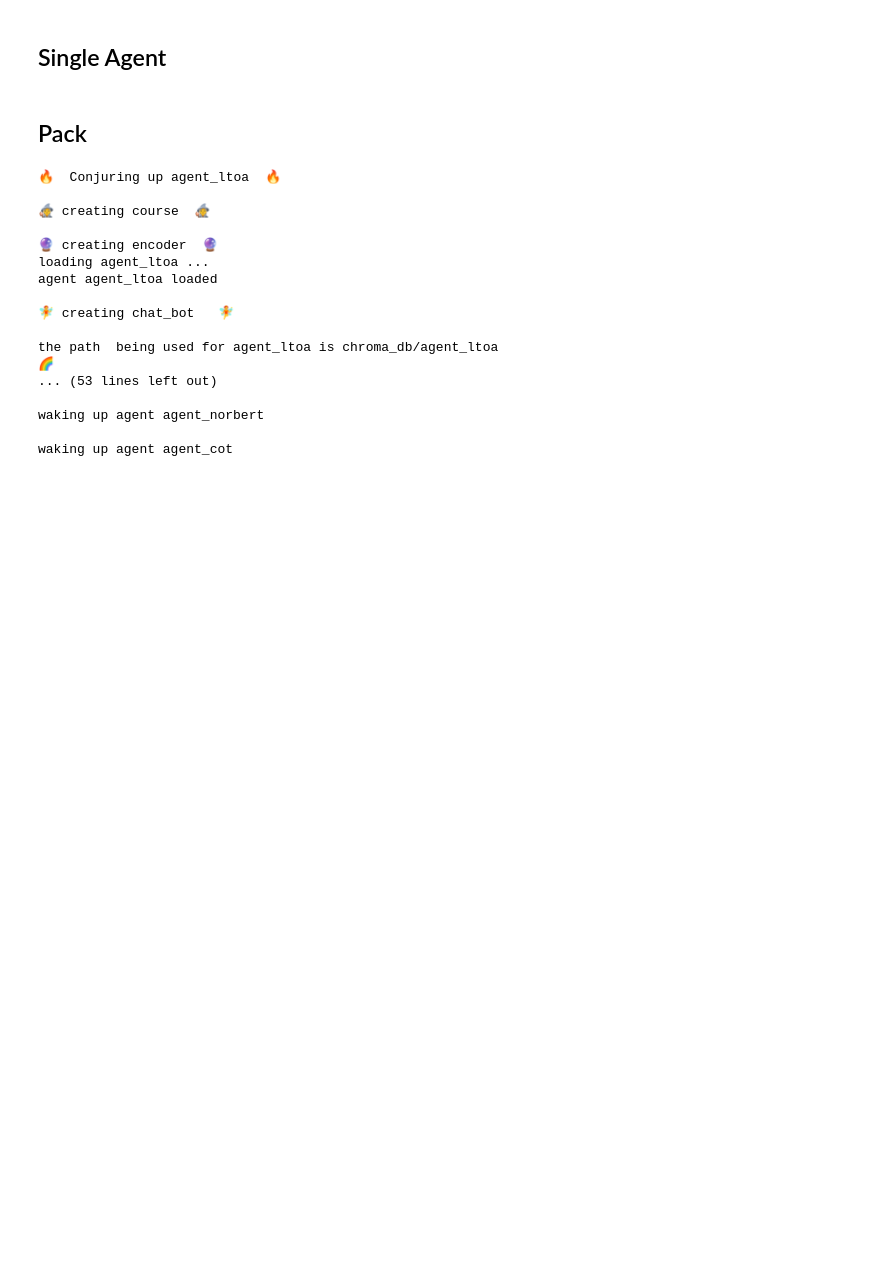
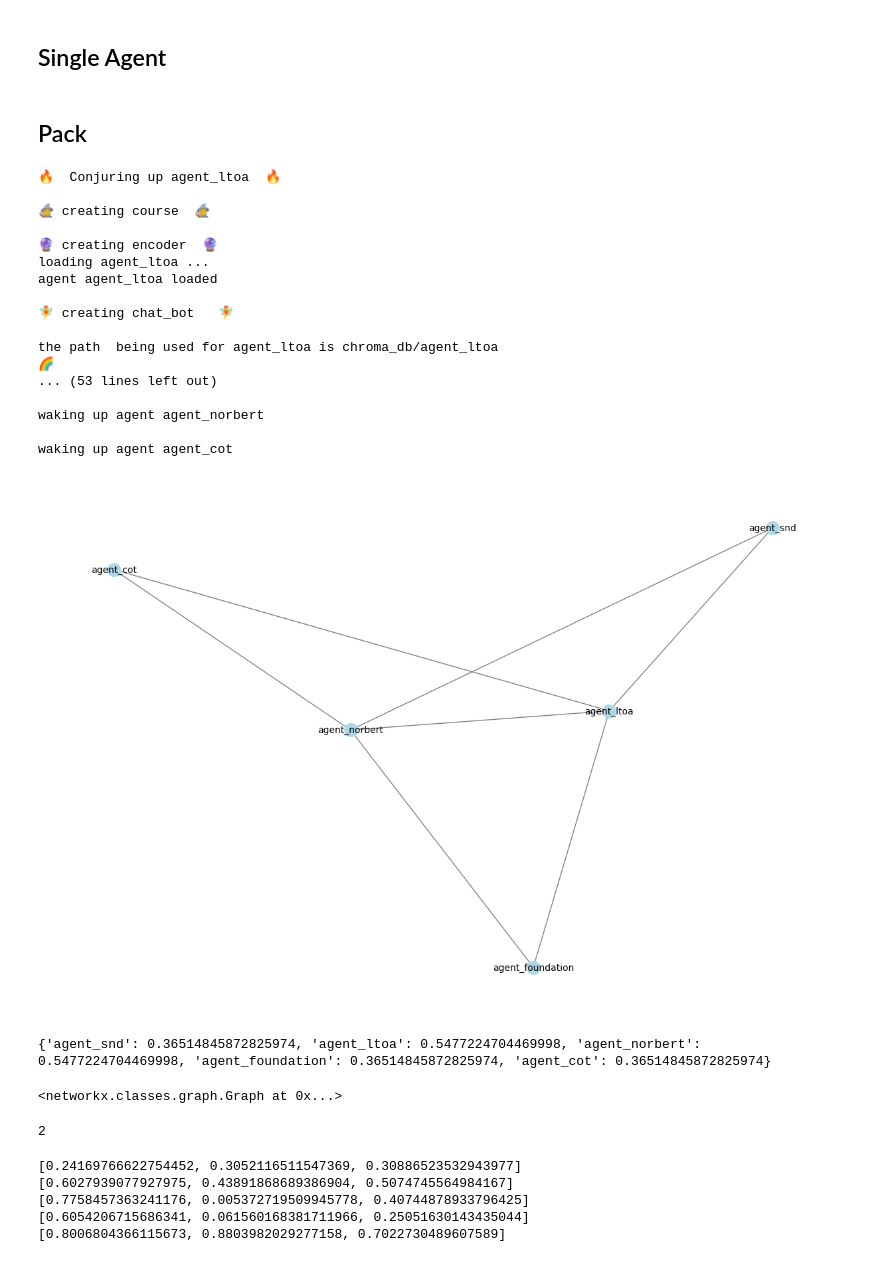
Before and after one commit to LilaShiba/SND_Agents, a Jupyter notebook: explore.ipynb, the cells around one changed output. Drawn from its saved outputs; the diff is of its cells as text; code cells hidden in the pictures; blank space fills up the shorter version.

```diff
--- a/explore.ipynb
+++ b/explore.ipynb
@@ -63,6 +66,28 @@ the path  being used for agent_ltoa is chroma_db/agent_ltoa
 waking up agent agent_norbert
 
 waking up agent agent_cot
+# %%
+test_pack.one_question(
+    prompt="Imagine based on the text how Neurons be represented with math?")
+test_pack.update_edges()
+test_pack.graph()
+# %% [output]
+[figure, added]
+{'agent_snd': 0.36514845872825974, 'agent_ltoa': 0.5477224704469998, 'agent_norbert': 0.5477224704469998, 'agent_foundation': 0.36514845872825974, 'agent_cot': 0.36514845872825974}
+<networkx.classes.graph.Graph at 0x...>
+# %%
+print(test_pack.get_snd())
+# %% [output]
+2
+# %%
+for name, agent in test_pack.agents_dict.items():
+    print(agent.state)
+# %% [output]
+[0.24169766622754452, 0.3052116511547369, 0.30886523532943977]
+[0.6027939077927975, 0.43891868689386904, 0.5074745564984167]
+[0.7758457363241176, 0.005372719509945778, 0.40744878933796425]
+[0.6054206715686341, 0.061560168381711966, 0.25051630143435044]
+[0.8006804366115673, 0.8803982029277158, 0.7022730489607589]
 # %%
 input_layer = Transducer(agents=test_pack.agents,
                          question="Imagine what the author would think about neural networks?")
```
Also changed, not shown: parts of 14 cells of this notebook, 5 other files.
